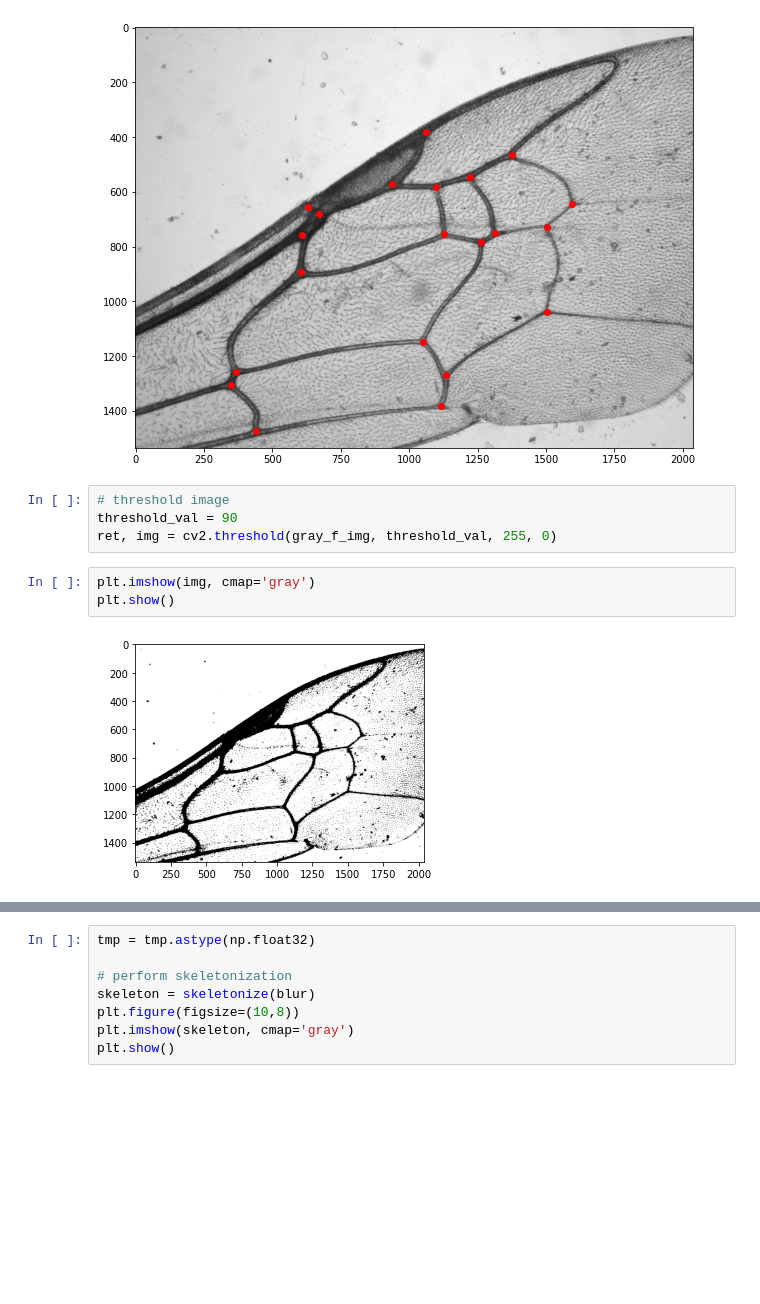
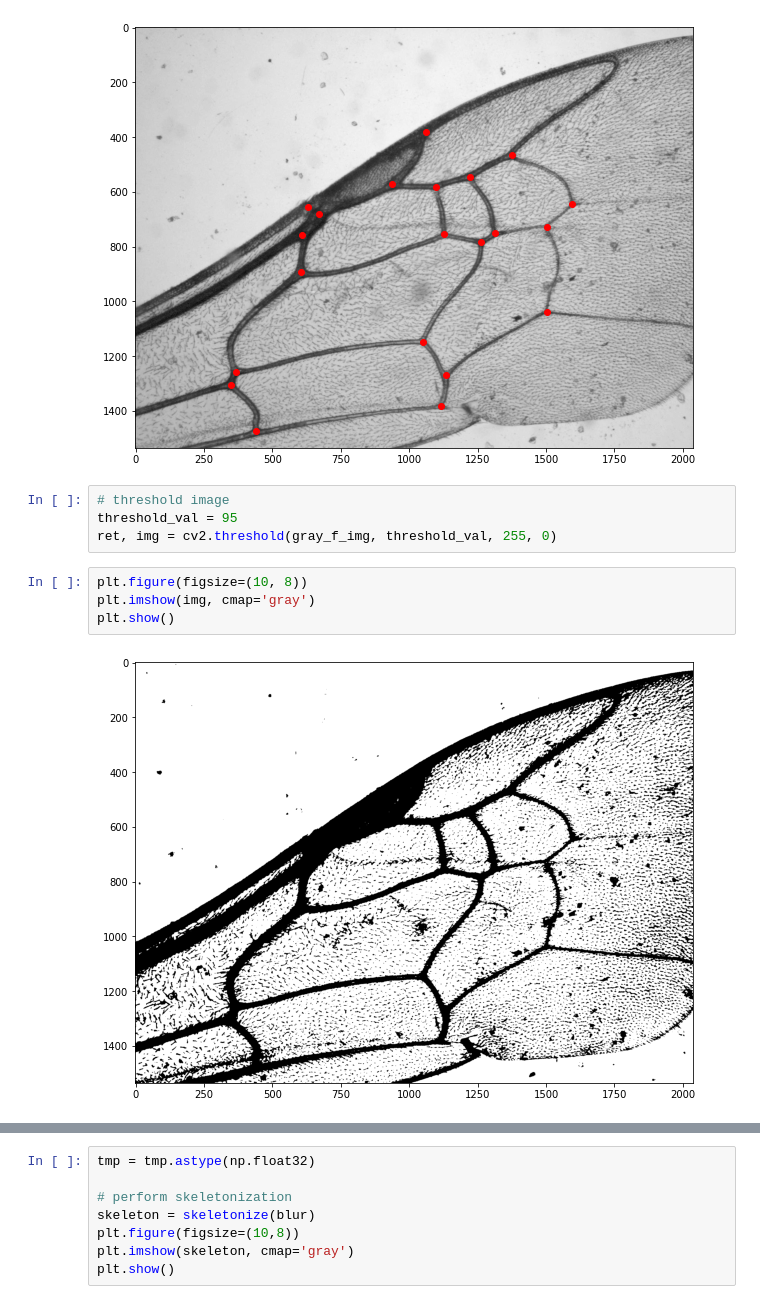
Before and after one commit to drguigui1/bee-wings-venation-matching, a Jupyter notebook: src/tests.ipynb, the cells around one changed output, grey strips where cells are left out. Saved outputs shown, nothing was run; the diff lists cells and outputs as text; blank space fills up the shorter version.

```diff
--- a/src/tests.ipynb
+++ b/src/tests.ipynb
@@ -60,10 +60,11 @@ plot_img(gray_f_img, f_gt, title='')
 [figure]
 # %%
 # threshold image
-threshold_val = 90
+threshold_val = 95
 ret, img = cv2.threshold(gray_f_img, threshold_val, 255, 0)
 # %%
+plt.figure(figsize=(10, 8))
 plt.imshow(img, cmap='gray')
 plt.show()
 # %% [output]
-[figure, old version]
+[figure, new version]
```
Also changed, not shown: parts of 21 cells of this notebook.
